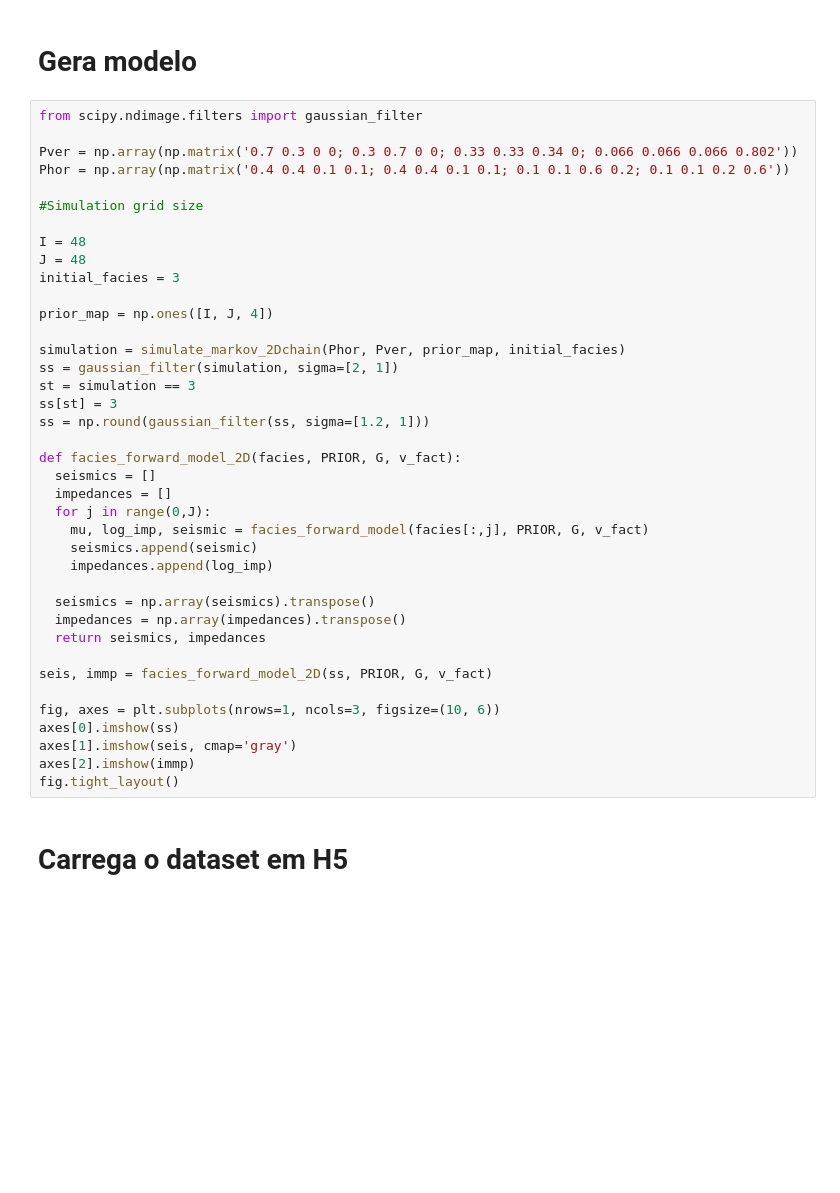
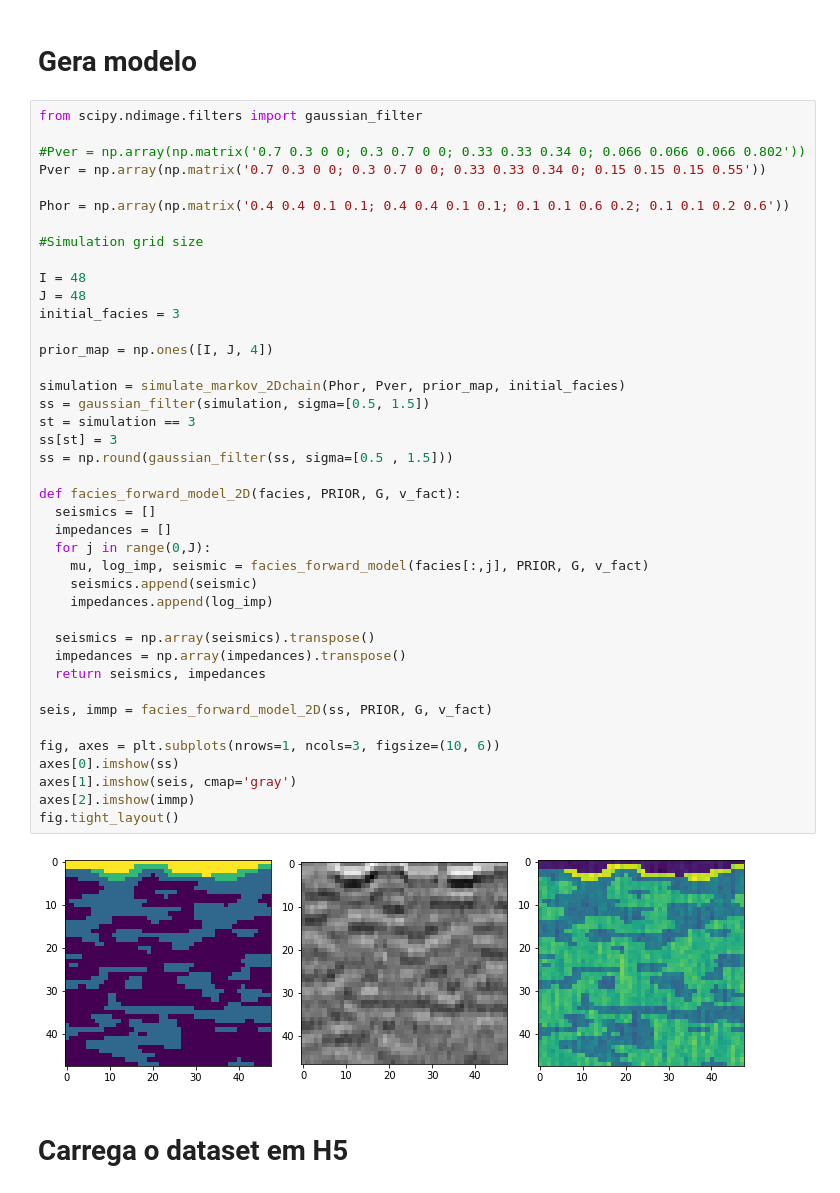
Before and after one commit to rodrigoext/esmda, a Jupyter notebook: esmda_2D.ipynb, the cells around one changed output. Drawn from its saved outputs; the diff is of its cells as text; blank space fills up the shorter version.

```diff
--- a/esmda_2D.ipynb
+++ b/esmda_2D.ipynb
@@ -116,42 +119,46 @@ plt.show()
 # %%
 from scipy.ndimage.filters import gaussian_filter
 
-Pver = np.array(np.matrix('0.7 0.3 0 0; 0.3 0.7 0 0; 0.33 0.33 0.34 0; 0.066 0.066 0.066 0.802'))
+#Pver = np.array(np.matrix('0.7 0.3 0 0; 0.3 0.7 0 0; 0.33 0.33 0.34 0; 0.066 0.066 0.066 0.802'))
+Pver = np.array(np.matrix('0.7 0.3 0 0; 0.3 0.7 0 0; 0.33 0.33 0.34 0; 0.15 0.15 0.15 0.55'))
+
 Phor = np.array(np.matrix('0.4 0.4 0.1 0.1; 0.4 0.4 0.1 0.1; 0.1 0.1 0.6 0.2; 0.1 0.1 0.2 0.6'))
 
 #Simulation grid size
 
 I = 48
 J = 48
 initial_facies = 3
 
 prior_map = np.ones([I, J, 4])
 
 simulation = simulate_markov_2Dchain(Phor, Pver, prior_map, initial_facies)
-ss = gaussian_filter(simulation, sigma=[2, 1])
+ss = gaussian_filter(simulation, sigma=[0.5, 1.5])
 st = simulation == 3
 ss[st] = 3
-ss = np.round(gaussian_filter(ss, sigma=[1.2, 1]))
+ss = np.round(gaussian_filter(ss, sigma=[0.5 , 1.5]))
 
 def facies_forward_model_2D(facies, PRIOR, G, v_fact):
   seismics = []
   impedances = []
   for j in range(0,J):
     mu, log_imp, seismic = facies_forward_model(facies[:,j], PRIOR, G, v_fact)
     seismics.append(seismic)
     impedances.append(log_imp)
 
   seismics = np.array(seismics).transpose()
   impedances = np.array(impedances).transpose()
   return seismics, impedances
 
 seis, immp = facies_forward_model_2D(ss, PRIOR, G, v_fact)
 
 fig, axes = plt.subplots(nrows=1, ncols=3, figsize=(10, 6))
 axes[0].imshow(ss)
 axes[1].imshow(seis, cmap='gray')
 axes[2].imshow(immp)
 fig.tight_layout()
+# %% [output]
+[figure, added]
 # %% [markdown]
 # Carrega o dataset em H5
 # %%
```
Also changed, not shown: parts of 5 cells of this notebook.
